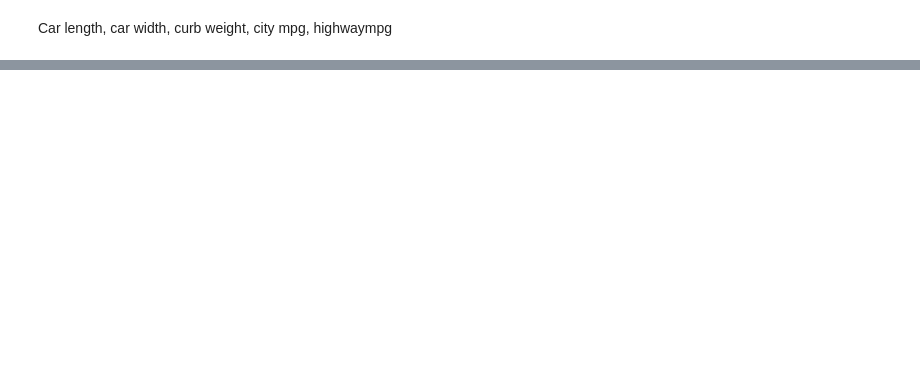
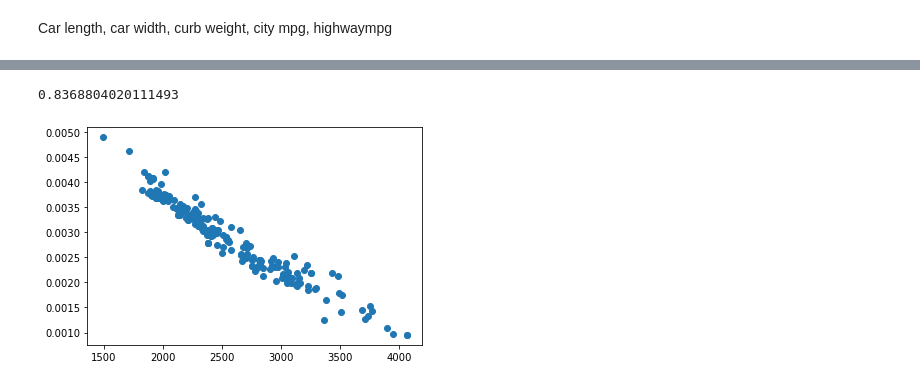
Before and after one commit to zaineblb/outliers-cars, a Jupyter notebook: car_prices.ipynb, the cells around one changed output, grey strips where cells are left out. Saved outputs shown, nothing was run; the diff lists cells and outputs as text; code cells hidden in the pictures; blank space fills up the shorter version.

```diff
--- a/car_prices.ipynb
+++ b/car_prices.ipynb
@@ -131,0 +156,9 @@ plt.show()
+# %%
+LR = LinearRegression()
+fit = LR.fit(x, y)
+predict = fit.predict(x)
+plt.scatter(x["curbweight"], predict)
+r2_score(y,predict)
+# %% [output]
+0.8368804020111493
+[figure, added]
```
Also changed, not shown: parts of 5 cells of this notebook.
